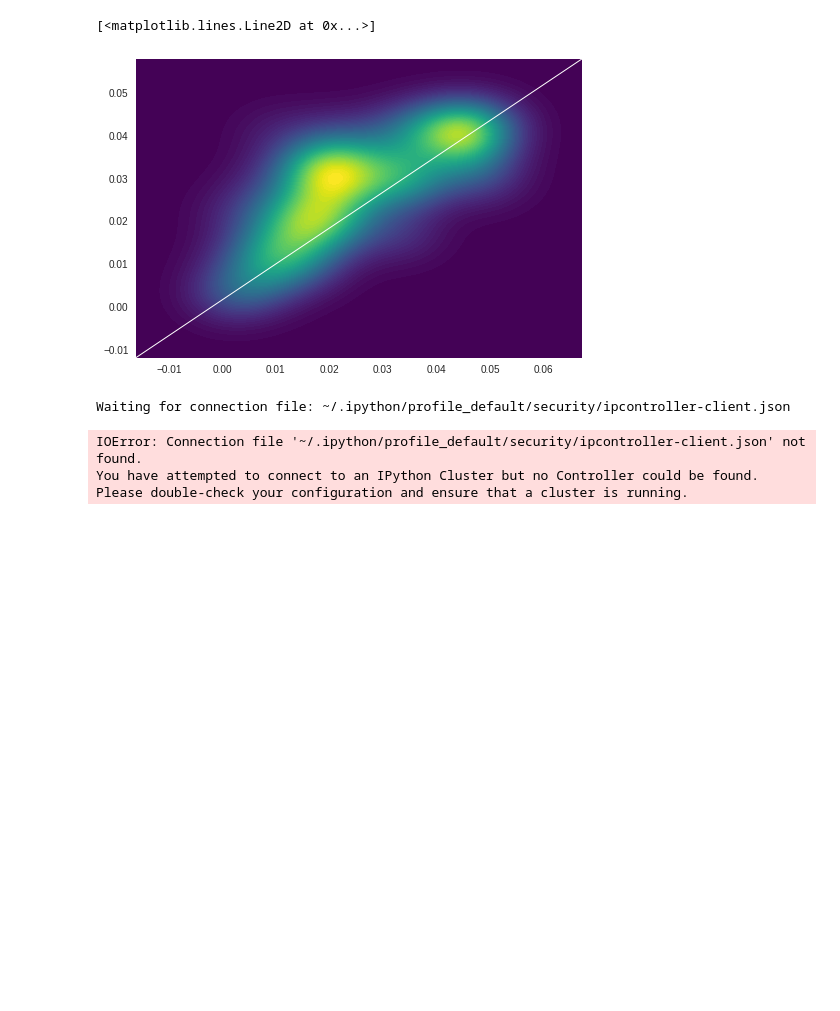
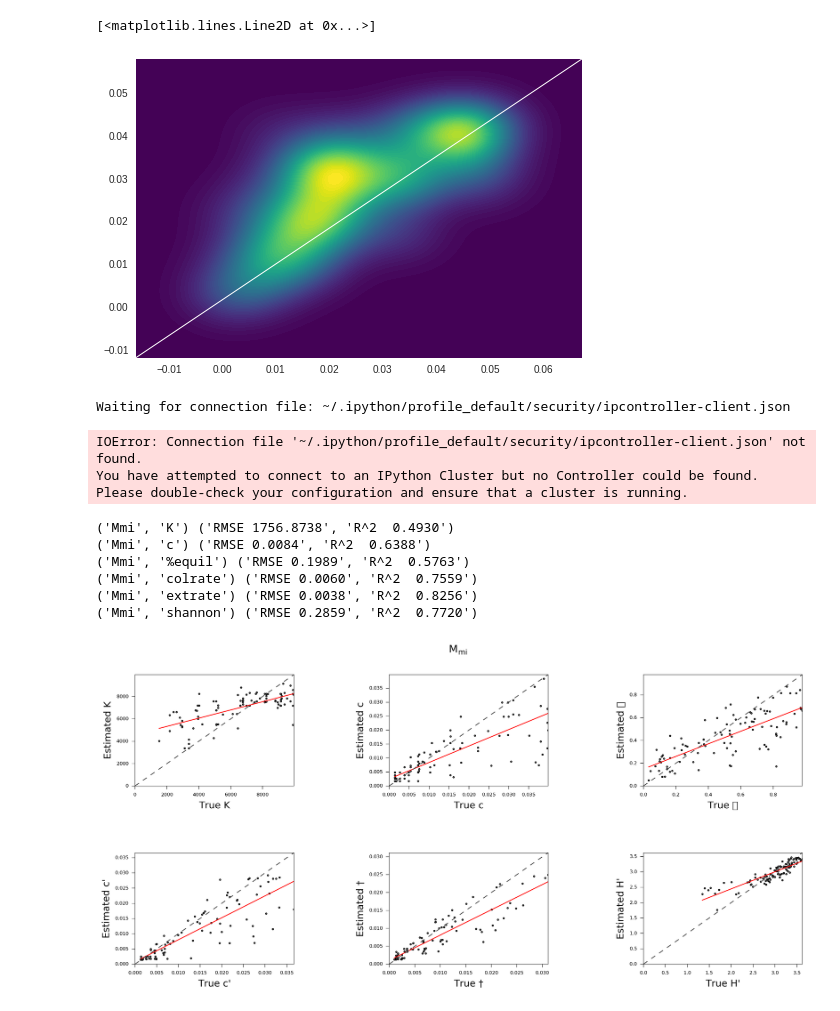
Before and after one commit to isaacovercast/gimmeSAD, a Jupyter notebook: ipython-notebooks/ABC-CV-ParameterEstimation-parallel.ipynb, the cells around one changed output. Cells and saved outputs as stored; diff of their text form; code cells hidden in the pictures; blank space fills up the shorter version.

```diff
--- a/ipython-notebooks/ABC-CV-ParameterEstimation-parallel.ipynb
+++ b/ipython-notebooks/ABC-CV-ParameterEstimation-parallel.ipynb
@@ -556,3 +532,79 @@ Waiting for connection file: ~/.ipython/profile_default/security/ipcontroller-cl
 IOError: Connection file '~/.ipython/profile_default/security/ipcontroller-client.json' not found.
 You have attempted to connect to an IPython Cluster but no Controller could be found.
 Please double-check your configuration and ensure that a cluster is running.
+# %%
+pretty_params = {"K":"K", "c":"c", "%equil":u"Λ", "colrate":"c'", "extrate":u"†", "shannon":"H'"}
+pretty_models = {"Ma":"$\mathregular{M_a}$", "Mi":"$\mathregular{M_i}$", "Mai":"$\mathregular{M_{ai}}$",\
+                "Mmi":"$\mathregular{M_{mi}}$", "Mami":"$\mathregular{M_{ami}}$"}
+
+import matplotlib
+matplotlib.rc('text', usetex = False)
+
+
+def plot_cv(model, cv_dict):
+    f, axarr = plt.subplots(2, 3, figsize=(15, 6.5), dpi=300)
+    axarr = [a for b in axarr for a in b]
+
+    for param, ax in zip(params, axarr):
+        pname = pretty_params[param]
+        if "a" in model and param == "shannon":
+            continue
+        print(model, param),
+
+        x = cv_dict[model][param]["true"]
+        y = cv_dict[model][param]["estim"]
+
+        xmin = ymin = min(x)
+        xlim = ylim = max(x)
+
+        ## linregress gets the rvalue and polyfit/poly1d gives us the fit function so we can draw the regression line
+        res = linregress(x,y)
+        fit = np.polyfit(x, y, 1)
+        fit_fn = np.poly1d(fit)
+
+        ## Calculate RMSE
+        err=scipy.sqrt(sum((x-y)**2)/float(len(x)))
+        RMSE = "RMSE {0:.4f}".format(cv_dict[model][param]["rms"])
+        R2 = "R^2  {0:.4f}".format(cv_dict[model][param]["r"]**2)
+        print(RMSE, R2)
+
+        ## Plot the data and the regression line
+        ax.scatter(x, y, marker=".", color='w', edgecolors='black', s=10)
+        pts = np.linspace(xmin, xlim)
+        ax.plot(pts, fit_fn(pts), '-r')
+
+        ## Set titles and x/y limits
+        ax.set_xlabel(u"True {}".format(pname), fontsize=12)
+        ax.set_ylabel(u"Estimated {}".format(pname), fontsize=12)
+
+        ## Don't add plot titles cuz they're obvious
+        #ax.set_title(RUN_NAME, fontsize=10)
+
+        ax.set_xlim(0, xlim)
+        ax.set_ylim(0, ylim)
+        ## Plot the identity line
+        ax.plot(ax.get_xlim(), ax.get_ylim(), ls="--", c=".3")
+        #plt.gca().set_facecolor('white')
+        ax.grid(False)
+
+
+        ## Remove the stupid tick spines
+        #ax.tick_params(axis=u'both', which=u'both',length=0)
+        ax.tick_params(direction="out", top="off", right="off", labelsize=6)
+        for axis in ['top','bottom','left','right']:
+            ax.spines[axis].set_linewidth(0.5)
+
+    ## Give a little space between plots
+    plt.subplots_adjust(wspace=0.6, hspace=0.6)
+    #plt.tight_layout()
+    plt.suptitle(pretty_models[model], fontsize=13)
+    plt.savefig("/home/isaac/gimmeSAD/ABC-CV-{}.svg".format(model))
+plot_cv("Mmi", cv_dict)
+# %% [output]
+('Mmi', 'K') ('RMSE 1756.8738', 'R^2  0.4930')
+('Mmi', 'c') ('RMSE 0.0084', 'R^2  0.6388')
+('Mmi', '%equil') ('RMSE 0.1989', 'R^2  0.5763')
+('Mmi', 'colrate') ('RMSE 0.0060', 'R^2  0.7559')
+('Mmi', 'extrate') ('RMSE 0.0038', 'R^2  0.8256')
+('Mmi', 'shannon') ('RMSE 0.2859', 'R^2  0.7720')
+[figure, added]
```
Also changed, not shown: parts of 9 cells of this notebook, 1 other file.
